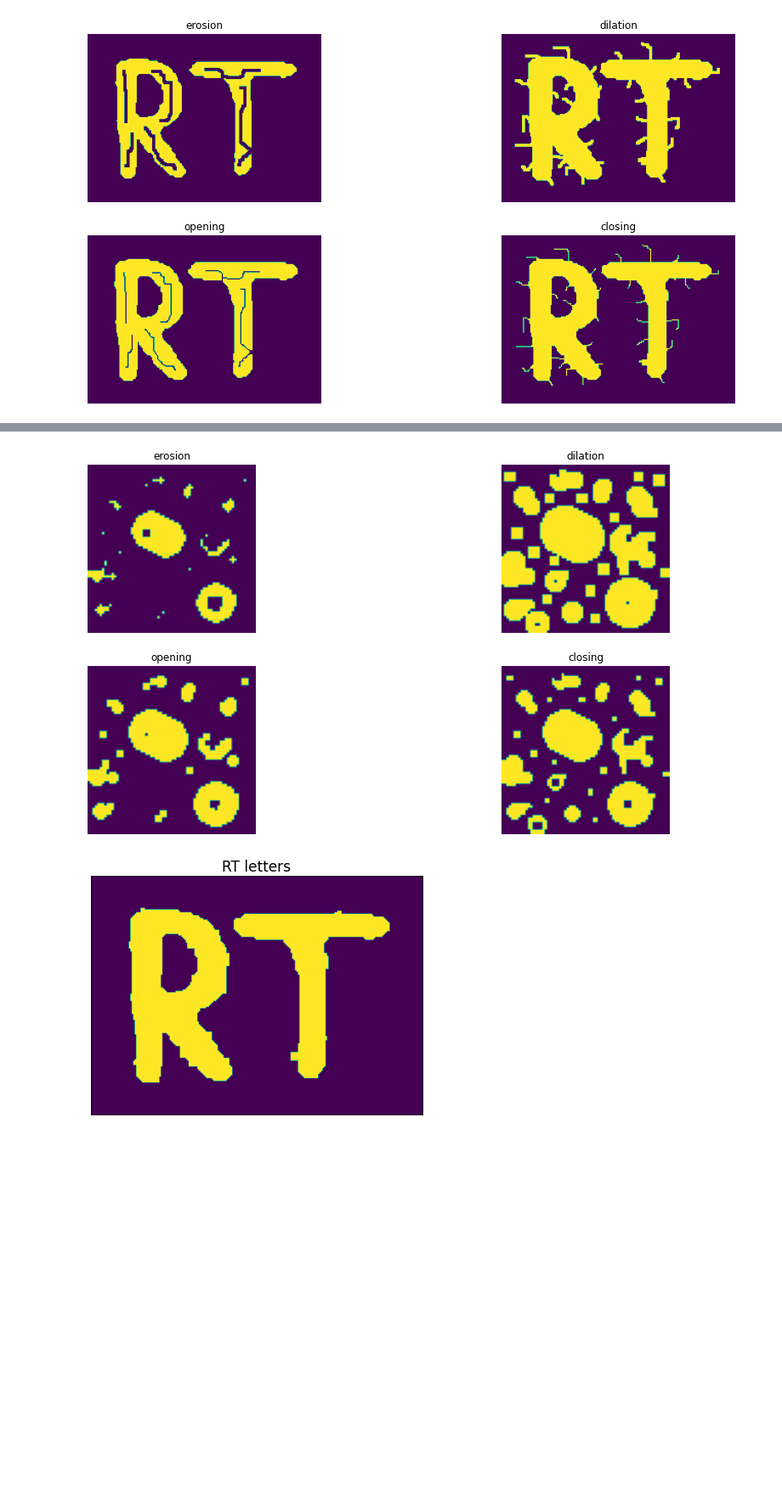
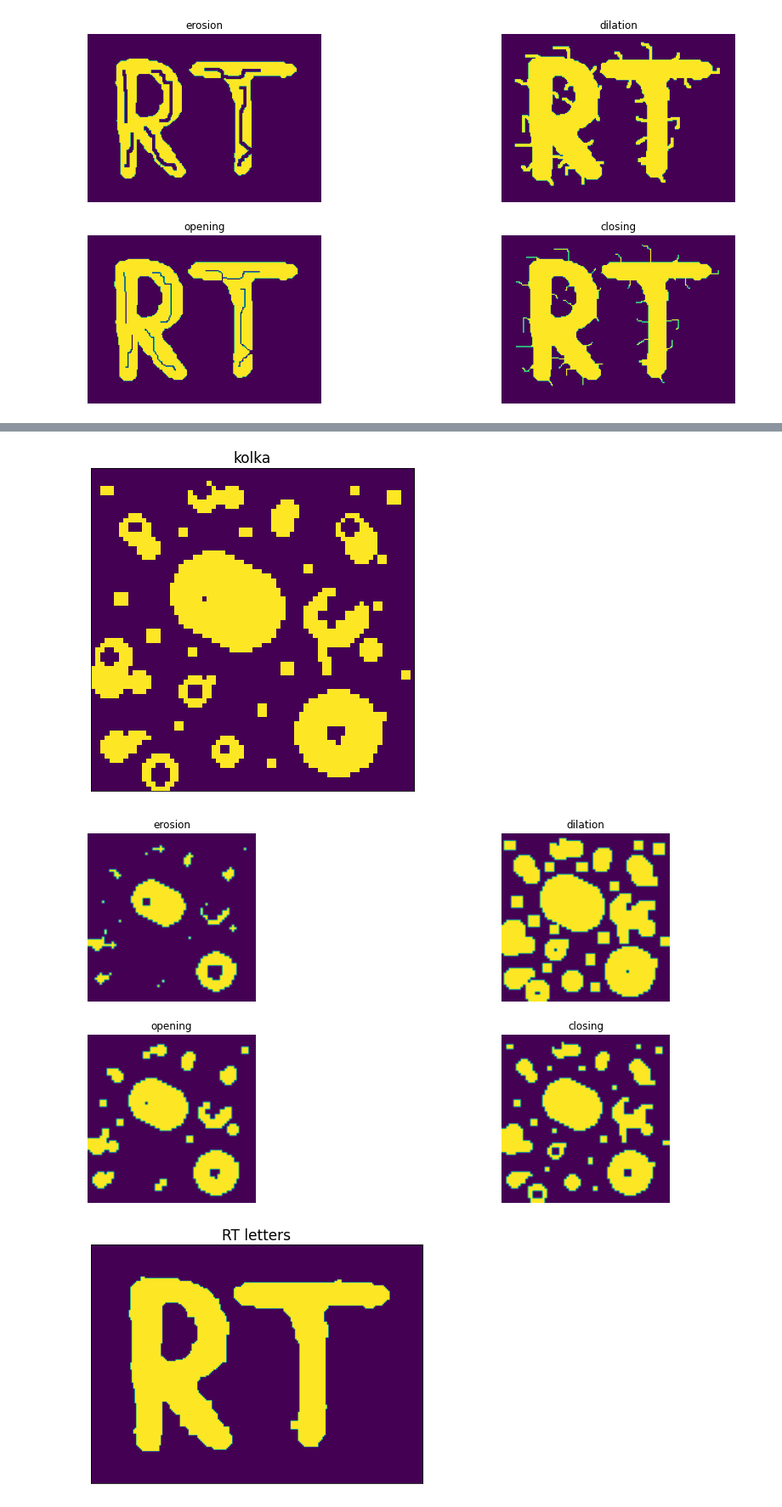
Before and after one commit to sy1wi4/WDCPO-2021, a Jupyter notebook: 08_morphology.ipynb, the cells around one changed output, grey strips where cells are left out. Shown at 85% size. Drawn from its saved outputs; the diff is of its cells as text; code cells hidden in the pictures; blank space fills up the shorter version.

```diff
--- a/08_morphology.ipynb
+++ b/08_morphology.ipynb
@@ -246,8 +228,10 @@ show_all_ops(wyspa)
 # %%
 kolka = cv2.imread('kolka.bmp', cv2.IMREAD_GRAYSCALE)
+show_image(kolka, "kolka")
 show_all_ops(kolka)
 # %% [output]
-[figure, old version]
+[figure, new version]
+[figure, added]
 # %%
 str_element = cv2.getStructuringElement(cv2.MORPH_RECT, (3,3))
 closing = cv2.morphologyEx(ertka, cv2.MORPH_CLOSE, str_element)
```
Also changed, not shown: parts of 23 cells of this notebook.
